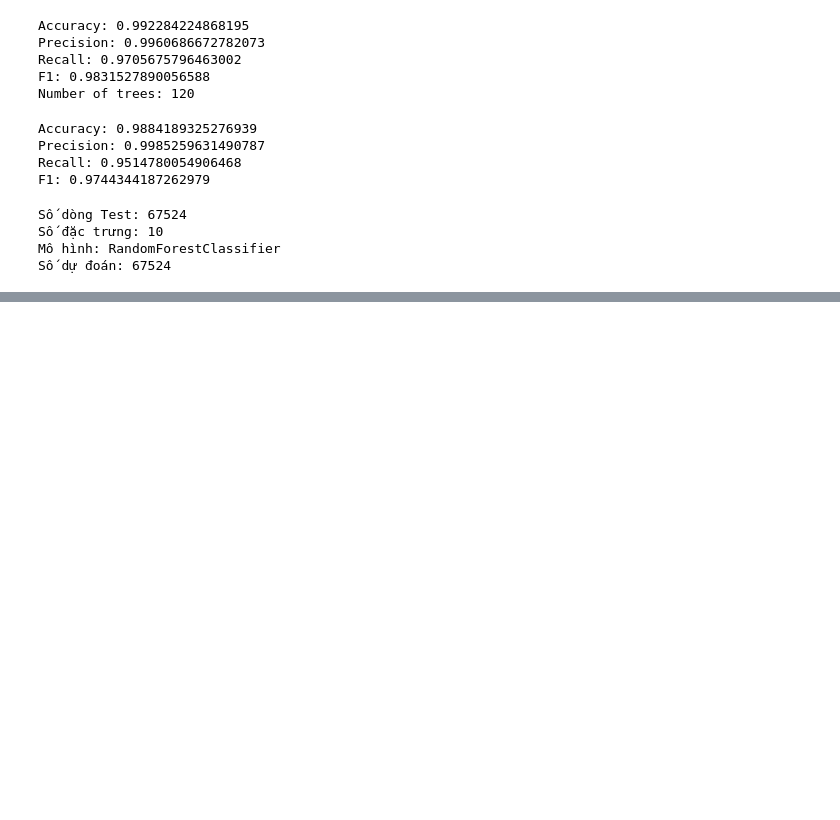
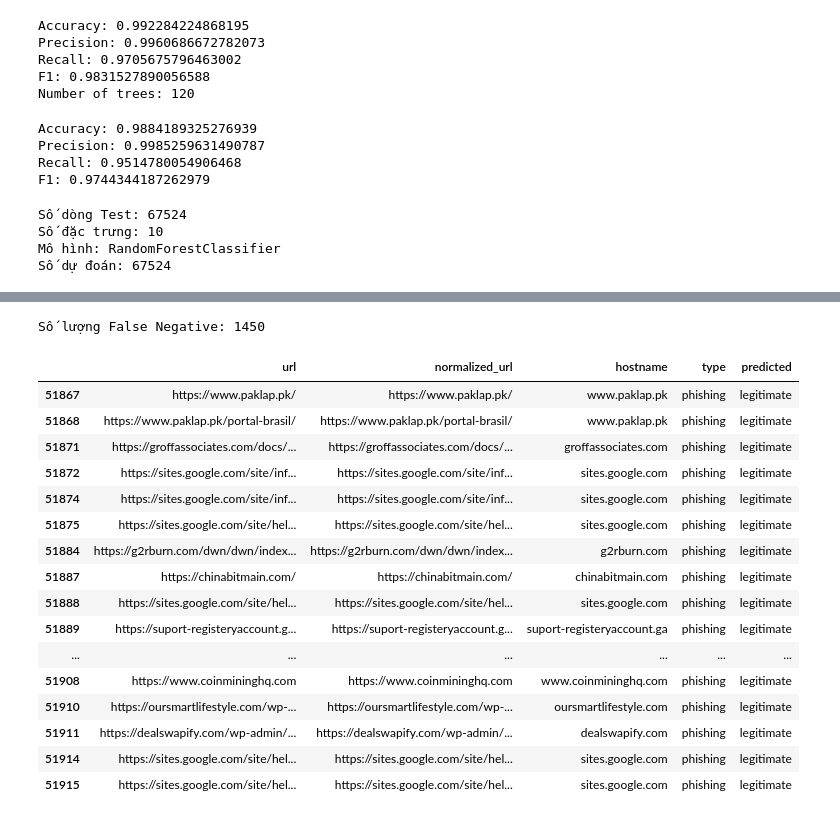
Before and after one commit to Fatcatmmb-sudo/phishing-detection, a Jupyter notebook: notebooks/03_modeling_evaluation.ipynb, the cells around one changed output, grey strips where cells are left out. Cells and saved outputs as stored; diff of their text form; code cells hidden in the pictures; blank space fills up the shorter version.

```diff
--- a/notebooks/03_modeling_evaluation.ipynb
+++ b/notebooks/03_modeling_evaluation.ipynb
@@ -1130,0 +1101,34 @@ print("TP - Phishing dự đoán đúng:", tp)
+# %%
+# Tạo bảng chứa kết quả thực tế và dự đoán
+error_df = test_df.copy()
+
+error_df["predicted"] = y_pred
+
+# Lọc website phishing bị dự đoán thành legitimate (FN)
+false_negative = error_df[
+    (error_df["type"] == "phishing") &
+    (error_df["predicted"] == "legitimate")
+].copy()
+
+# Lọc website legitimate bị dự đoán thành phishing (FP)
+false_positive = error_df[
+    (error_df["type"] == "legitimate") &
+    (error_df["predicted"] == "phishing")
+].copy()
+
+print("Số FN:", len(false_negative))
+print("Số FP:", len(false_positive))
+
+print("\nMột số URL phishing bị bỏ sót:")
+display(
+    false_negative[
+        ["url", "normalized_url", "hostname", "type", "predicted"]
+    ].head(10)
+)
+
+print("\nMột số URL legitimate bị nhận nhầm:")
+display(
+    false_positive[
+        ["url", "normalized_url", "hostname", "type", "predicted"]
+    ].head(10)
+)
@@ -1130,0 +1163,27 @@ print("TP - Phishing dự đoán đúng:", tp)
+# %%
+print("Số lượng False Negative:", len(false_negative))
+
+display(
+    false_negative[
+        ["url", "normalized_url", "hostname", "type", "predicted"]
+    ].head(20)
+)
+# %% [output]
+Số lượng False Negative: 1450
+|  | url | normalized_url | hostname | type | predicted |
+| 51867 | https://www.paklap.pk/ | https://www.paklap.pk/ | www.paklap.pk | phishing | legitimate |
+| 51868 | https://www.paklap.pk/portal-brasil/ | https://www.paklap.pk/portal-brasil/ | www.paklap.pk | phishing | legitimate |
+| 51871 | https://groffassociates.com/docs/... | https://groffassociates.com/docs/... | groffassociates.com | phishing | legitimate |
+| 51872 | https://sites.google.com/site/inf... | https://sites.google.com/site/inf... | sites.google.com | phishing | legitimate |
+| 51874 | https://sites.google.com/site/inf... | https://sites.google.com/site/inf... | sites.google.com | phishing | legitimate |
+| 51875 | https://sites.google.com/site/hel... | https://sites.google.com/site/hel... | sites.google.com | phishing | legitimate |
+| 51884 | https://g2rburn.com/dwn/dwn/index... | https://g2rburn.com/dwn/dwn/index... | g2rburn.com | phishing | legitimate |
+| 51887 | https://chinabitmain.com/ | https://chinabitmain.com/ | chinabitmain.com | phishing | legitimate |
+| 51888 | https://sites.google.com/site/hel... | https://sites.google.com/site/hel... | sites.google.com | phishing | legitimate |
+| 51889 | https://suport-registeryaccount.g... | https://suport-registeryaccount.g... | suport-registeryaccount.ga | phishing | legitimate |
+| ... | ... | ... | ... | ... | ... |
+| 51908 | https://www.coinmininghq.com | https://www.coinmininghq.com | www.coinmininghq.com | phishing | legitimate |
+| 51910 | https://oursmartlifestyle.com/wp-... | https://oursmartlifestyle.com/wp-... | oursmartlifestyle.com | phishing | legitimate |
+| 51911 | https://dealswapify.com/wp-admin/... | https://dealswapify.com/wp-admin/... | dealswapify.com | phishing | legitimate |
+| 51914 | https://sites.google.com/site/hel... | https://sites.google.com/site/hel... | sites.google.com | phishing | legitimate |
+| 51915 | https://sites.google.com/site/hel... | https://sites.google.com/site/hel... | sites.google.com | phishing | legitimate |
```
Also changed, not shown: parts of 8 cells of this notebook, 5 other files.
